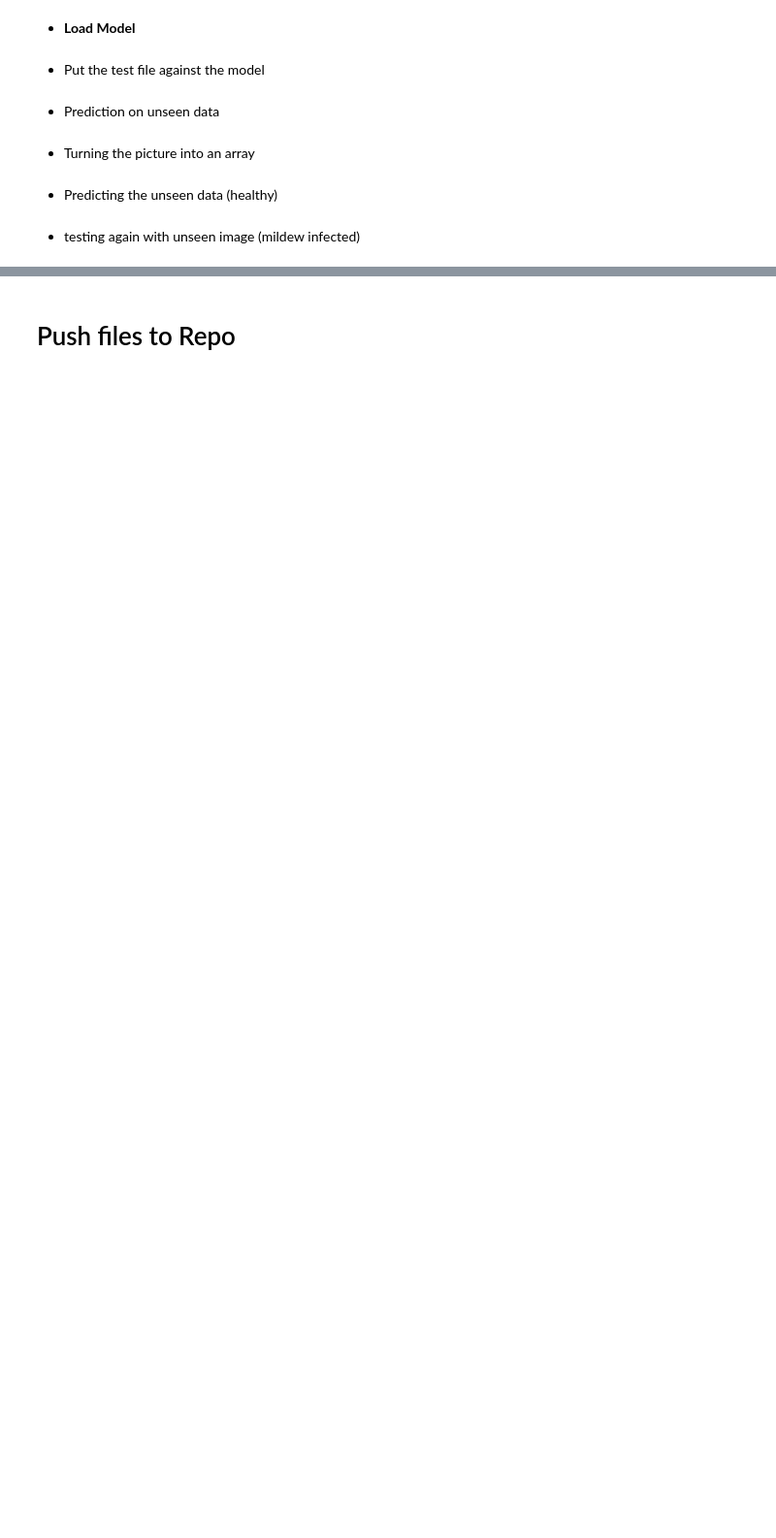
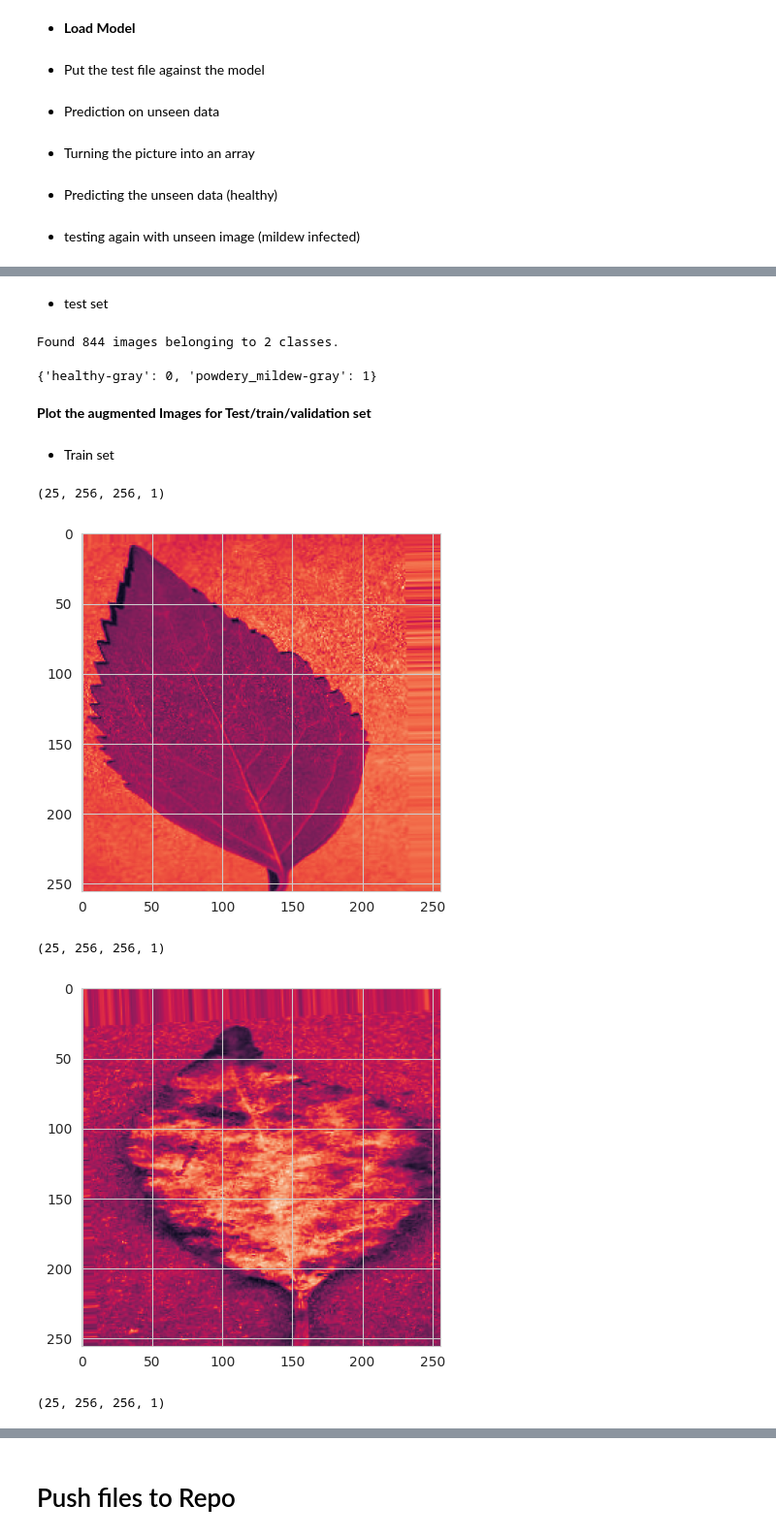
Before and after one commit to AlbinHall/mildew-detection, a Jupyter notebook: jupyter_notebooks/3-ModellingEvaluating.ipynb, the cells around one changed output, grey strips where cells are left out. Shown at 97% size. Drawn from its saved outputs; the diff is of its cells as text; code cells hidden in the pictures; blank space fills up the shorter version.

```diff
--- a/jupyter_notebooks/3-ModellingEvaluating.ipynb
+++ b/jupyter_notebooks/3-ModellingEvaluating.ipynb
@@ -392,0 +465,2 @@ print(pred_class)
+# %%
+image_shape_gray = (dim1_mean, dim2_mean, 1)
@@ -392,0 +477,10 @@ print(pred_class)
+# %%
+augmented_image_data_gray = ImageDataGenerator(rotation_range=25,
+                 width_shift_range=0.1,
+                 height_shift_range=0.1,
+                 zoom_range=0.1,
+                 horizontal_flip=True,
+                 vertical_flip=True,
+                 fill_mode='nearest',
+                 rescale=1./255
+                 )
@@ -392,0 +489,11 @@ print(pred_class)
+# %%
+batch_size = 25  # Set batch size
+train_set_gray = augmented_image_data_gray.flow_from_directory(train_path_gray,
+                                                     target_size=image_shape_gray[:2],
+                                                     color_mode="grayscale",
+                                                     batch_size=batch_size,
+                                                     class_mode='binary',
+                                                     shuffle=True
+                                                     )
+
+train_set_gray.class_indices
@@ -392,0 +518,31 @@ print(pred_class)
+# %% [markdown]
+* test set
+# %%
+test_set_gray = ImageDataGenerator(rescale=1./255).flow_from_directory(test_path_gray,
+                                                                  target_size=image_shape_gray[:2],
+                                                                  batch_size=batch_size,
+                                                                  color_mode="grayscale",
+                                                                  class_mode='binary',
+                                                                  shuffle=False
+                                                                  )
+
+test_set_gray.class_indices
+# %% [output]
+Found 844 images belonging to 2 classes.
+{'healthy-gray': 0, 'powdery_mildew-gray': 1}
+# %% [markdown]
+**Plot the augmented Images for Test/train/validation set**
+# %% [markdown]
+* Train set
+# %%
+for _ in range(3):
+    img, label = train_set_gray.next()
+    print(img.shape)
+    plt.imshow(img[0])
+    plt.show()
+# %% [output]
+(25, 256, 256, 1)
+[figure, added]
+(25, 256, 256, 1)
+[figure, added]
+(25, 256, 256, 1)
```
Also changed, not shown: parts of 49 cells of this notebook, 2 other files.
